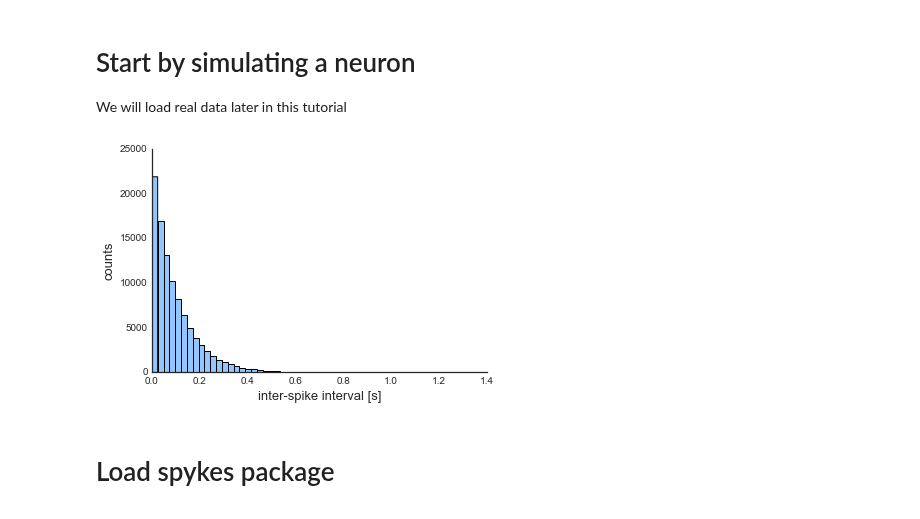
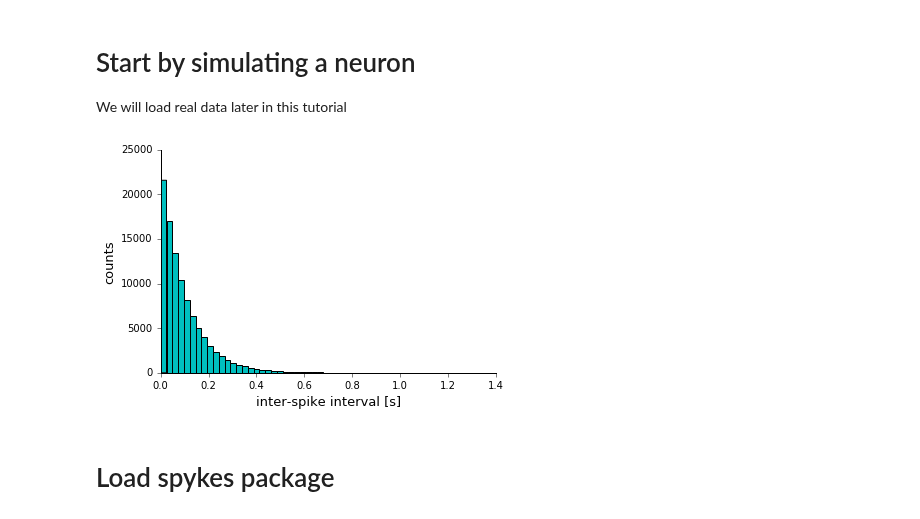
Before and after one commit to KordingLab/spykes, a Jupyter notebook: notebooks/neuron_example.ipynb, the cells around one changed output. Saved outputs shown, nothing was run; the diff lists cells and outputs as text; code cells hidden in the pictures.

```diff
--- a/notebooks/neuron_example.ipynb
+++ b/notebooks/neuron_example.ipynb
@@ -2,7 +2,6 @@
 %matplotlib inline
 import matplotlib.pyplot as plt
 import numpy as np
-
 
 # Path to spykes.py
 import sys
@@ -10,10 +9,7 @@ sys.path.insert(0, '../spykes/')
 
 # Set the style
 def set_style():
-    #plt.style.use(['seaborn-white','fivethirtyeight'])
-    #plt.style.use(['seaborn-white', 'fivethirtyeight'])
-    plt.style.use(['seaborn-white', 'seaborn-pastel'])
-    #plt.rc("font", family="Arial")
+    plt.rc("font", family="Bitstream Vera Sans")
     plt.style.use('./../spykes/mpl_styles/spykes.mplstyle')
 set_style()
 # %% [markdown]
@@ -22,21 +18,25 @@ We will load real data later in this tutorial
 # %%
 n_spikes = 100000
 firing_rate = 10. # [spks/s]
 av_inter_spk_interval = 1/firing_rate # average interspike interval [ms]
 
 # Simulate
 spike_times = np.cumsum(np.random.exponential(av_inter_spk_interval,n_spikes))
 
 # Plot distribitution of inter-spike intervals
-plt.hist(np.diff(spike_times),50)
+plt.hist(np.diff(spike_times), 50, color = 'c')
+plt.tick_params(axis='y', right='off')
+plt.tick_params(axis='x', top='off')
 ax = plt.gca()
 ax.spines['top'].set_visible(False)
 ax.spines['right'].set_visible(False)
 ax.set_xlabel('inter-spike interval [s]')
 ax.set_ylabel('counts')
+ax.get_yaxis().set_tick_params(direction='out')
+ax.get_xaxis().set_tick_params(direction='out')
 plt.show()
 # %% [output]
-[figure, old version]
+[figure, new version]
 # %% [markdown]
 # Load spykes package
 # %%
```
Also changed, not shown: parts of 11 cells of this notebook, 1 other file.
